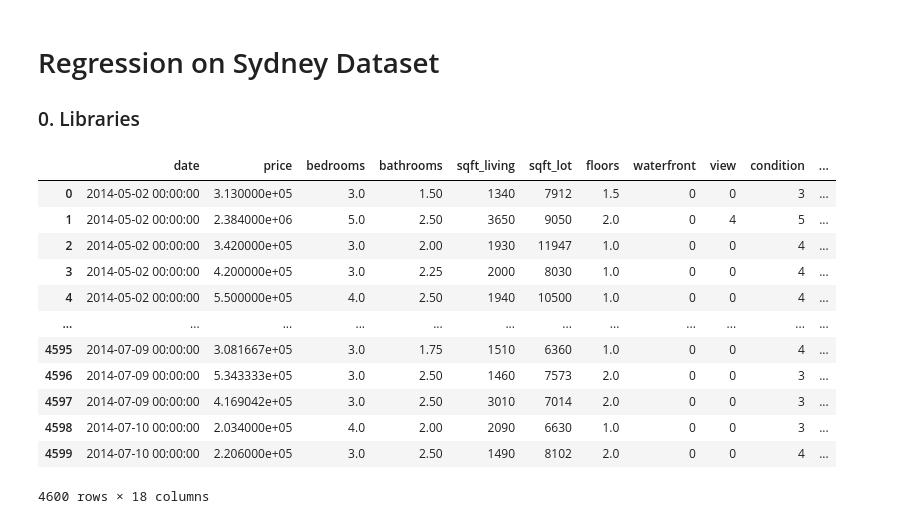
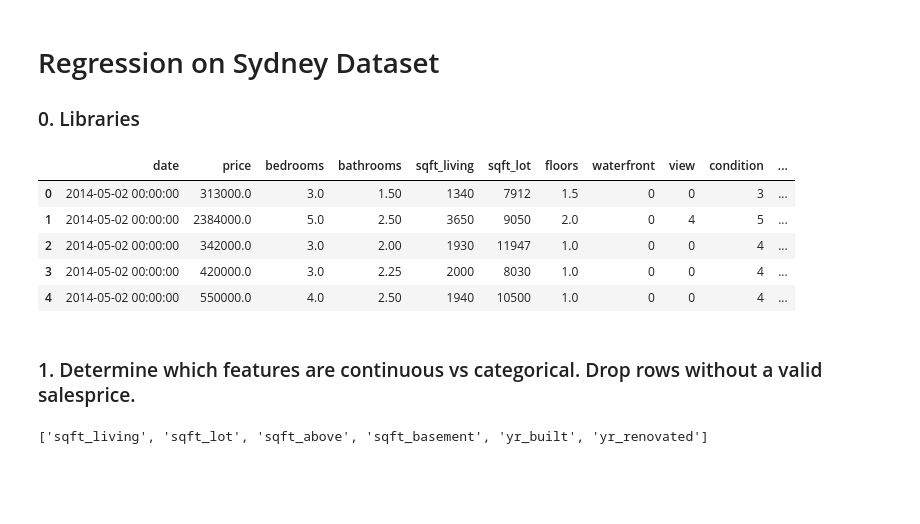
Before and after one commit to leogcalderon/Applied_ML2020, a Jupyter notebook: Preprocessing/Assignment 2 - Regression.ipynb, the cells around one changed output. Saved outputs shown, nothing was run; the diff lists cells and outputs as text; code cells hidden in the pictures; blank space fills up the shorter version.

```diff
--- a/Preprocessing/Assignment 2 - Regression.ipynb
+++ b/Preprocessing/Assignment 2 - Regression.ipynb
@@ -6,18 +15,13 @@ import pandas as pd
 # %%
 data = pd.read_csv('data/data.csv')
 # %%
-data
+data.head(5)
 # %% [output]
 |  | date | price | bedrooms | bathrooms | sqft_living | sqft_lot | floors | waterfront | view | condition | ... |
-| 0 | 2014-05-02 00:00:00 | 3.130000e+05 | 3.0 | 1.50 | 1340 | 7912 | 1.5 | 0 | 0 | 3 | ... |
-| 1 | 2014-05-02 00:00:00 | 2.384000e+06 | 5.0 | 2.50 | 3650 | 9050 | 2.0 | 0 | 4 | 5 | ... |
-| 2 | 2014-05-02 00:00:00 | 3.420000e+05 | 3.0 | 2.00 | 1930 | 11947 | 1.0 | 0 | 0 | 4 | ... |
-| 3 | 2014-05-02 00:00:00 | 4.200000e+05 | 3.0 | 2.25 | 2000 | 8030 | 1.0 | 0 | 0 | 4 | ... |
-| 4 | 2014-05-02 00:00:00 | 5.500000e+05 | 4.0 | 2.50 | 1940 | 10500 | 1.0 | 0 | 0 | 4 | ... |
-| ... | ... | ... | ... | ... | ... | ... | ... | ... | ... | ... | ... |
-| 4595 | 2014-07-09 00:00:00 | 3.081667e+05 | 3.0 | 1.75 | 1510 | 6360 | 1.0 | 0 | 0 | 4 | ... |
-| 4596 | 2014-07-09 00:00:00 | 5.343333e+05 | 3.0 | 2.50 | 1460 | 7573 | 2.0 | 0 | 0 | 3 | ... |
-| 4597 | 2014-07-09 00:00:00 | 4.169042e+05 | 3.0 | 2.50 | 3010 | 7014 | 2.0 | 0 | 0 | 3 | ... |
-| 4598 | 2014-07-10 00:00:00 | 2.034000e+05 | 4.0 | 2.00 | 2090 | 6630 | 1.0 | 0 | 0 | 3 | ... |
-| 4599 | 2014-07-10 00:00:00 | 2.206000e+05 | 3.0 | 2.50 | 1490 | 8102 | 2.0 | 0 | 0 | 4 | ... |
+| 0 | 2014-05-02 00:00:00 | 313000.0 | 3.0 | 1.50 | 1340 | 7912 | 1.5 | 0 | 0 | 3 | ... |
+| 1 | 2014-05-02 00:00:00 | 2384000.0 | 5.0 | 2.50 | 3650 | 9050 | 2.0 | 0 | 4 | 5 | ... |
+| 2 | 2014-05-02 00:00:00 | 342000.0 | 3.0 | 2.00 | 1930 | 11947 | 1.0 | 0 | 0 | 4 | ... |
+| 3 | 2014-05-02 00:00:00 | 420000.0 | 3.0 | 2.25 | 2000 | 8030 | 1.0 | 0 | 0 | 4 | ... |
+| 4 | 2014-05-02 00:00:00 | 550000.0 | 4.0 | 2.50 | 1940 | 10500 | 1.0 | 0 | 0 | 4 | ... |
-4600 rows × 18 columns
+# %% [markdown]
+### 1. Determine which features are continuous vs categorical. Drop rows without a valid salesprice.
@@ -23,0 +33,4 @@ data
+# %%
+print(continuous)
+# %% [output]
+['sqft_living', 'sqft_lot', 'sqft_above', 'sqft_basement', 'yr_built', 'yr_renovated']
```
Also changed, not shown: parts of 18 cells of this notebook, 1 other file.
